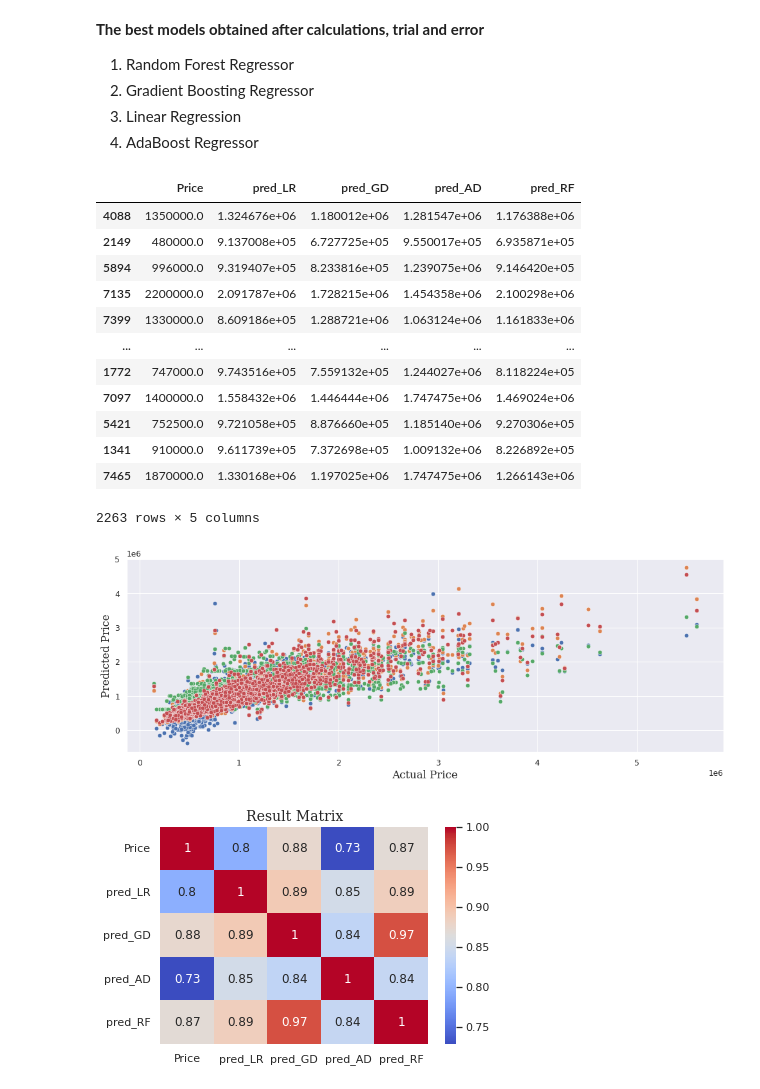
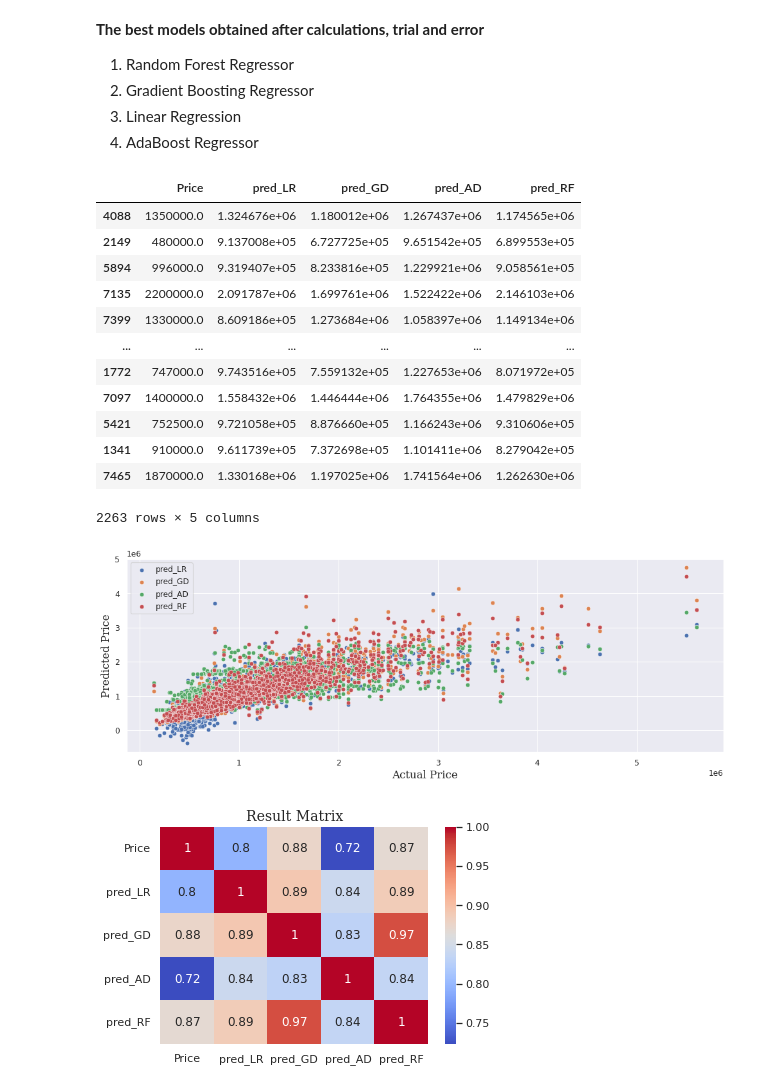
Before and after one commit to NeginS98/Melbourne-_housing_market, a Jupyter notebook: Regression_Melbourne__housing_market_main.ipynb, the cells around one changed output. Drawn from its saved outputs; the diff is of its cells as text; code cells hidden in the pictures.

```diff
--- a/Regression_Melbourne__housing_market_main.ipynb
+++ b/Regression_Melbourne__housing_market_main.ipynb
@@ -17,5 +20,5 @@ Saving Melbourne_housing_FULL.csv to Melbourne_housing_FULL.csv
 # %%
-data = pd.read_csv('Melbourne_housing_FULL.csv')
+data = pd.read_csv('data.csv')
 data
 # %% [output]
 |  | Suburb | Address | Rooms | Type | Price | Method | SellerG | Date | Distance | Postcode | ... | ... |
@@ -640,7 +643,7 @@ random_grid = {'n_estimators': n_estimators,
                'min_samples_leaf': min_samples_leaf,
                'bootstrap': bootstrap}
 
-
+model_RF_Reg = RandomForestRegressor()
 rf_random = RandomizedSearchCV(estimator = model_RF_Reg, param_distributions = random_grid, n_iter = 50,
                                cv = 3, verbose=2, random_state=42, n_jobs = -1)
 
@@ -749,33 +741,34 @@ compare_dataFrame.insert(1, 'pred_LR', y_pred)
 compare_dataFrame
 # %% [output]
 |  | Price | pred_LR | pred_GD | pred_AD | pred_RF |
-| 4088 | 1350000.0 | 1.324676e+06 | 1.180012e+06 | 1.281547e+06 | 1.176388e+06 |
-| 2149 | 480000.0 | 9.137008e+05 | 6.727725e+05 | 9.550017e+05 | 6.935871e+05 |
-| 5894 | 996000.0 | 9.319407e+05 | 8.233816e+05 | 1.239075e+06 | 9.146420e+05 |
-| 7135 | 2200000.0 | 2.091787e+06 | 1.728215e+06 | 1.454358e+06 | 2.100298e+06 |
-| 7399 | 1330000.0 | 8.609186e+05 | 1.288721e+06 | 1.063124e+06 | 1.161833e+06 |
+| 4088 | 1350000.0 | 1.324676e+06 | 1.180012e+06 | 1.267437e+06 | 1.174565e+06 |
+| 2149 | 480000.0 | 9.137008e+05 | 6.727725e+05 | 9.651542e+05 | 6.899553e+05 |
+| 5894 | 996000.0 | 9.319407e+05 | 8.233816e+05 | 1.229921e+06 | 9.058561e+05 |
+| 7135 | 2200000.0 | 2.091787e+06 | 1.699761e+06 | 1.522422e+06 | 2.146103e+06 |
+| 7399 | 1330000.0 | 8.609186e+05 | 1.273684e+06 | 1.058397e+06 | 1.149134e+06 |
 | ... | ... | ... | ... | ... | ... |
-| 1772 | 747000.0 | 9.743516e+05 | 7.559132e+05 | 1.244027e+06 | 8.118224e+05 |
-| 7097 | 1400000.0 | 1.558432e+06 | 1.446444e+06 | 1.747475e+06 | 1.469024e+06 |
-| 5421 | 752500.0 | 9.721058e+05 | 8.876660e+05 | 1.185140e+06 | 9.270306e+05 |
-| 1341 | 910000.0 | 9.611739e+05 | 7.372698e+05 | 1.009132e+06 | 8.226892e+05 |
-| 7465 | 1870000.0 | 1.330168e+06 | 1.197025e+06 | 1.747475e+06 | 1.266143e+06 |
+| 1772 | 747000.0 | 9.743516e+05 | 7.559132e+05 | 1.227653e+06 | 8.071972e+05 |
+| 7097 | 1400000.0 | 1.558432e+06 | 1.446444e+06 | 1.764355e+06 | 1.479829e+06 |
+| 5421 | 752500.0 | 9.721058e+05 | 8.876660e+05 | 1.166243e+06 | 9.310606e+05 |
+| 1341 | 910000.0 | 9.611739e+05 | 7.372698e+05 | 1.101411e+06 | 8.279042e+05 |
+| 7465 | 1870000.0 | 1.330168e+06 | 1.197025e+06 | 1.741564e+06 | 1.262630e+06 |
 2263 rows × 5 columns
 # %%
 plt.figure(figsize=(15, 5), dpi=80)
-sns.scatterplot(x=compare_dataFrame.Price, y=compare_dataFrame.pred_LR, label)
+sns.scatterplot(x=compare_dataFrame.Price, y=compare_dataFrame.pred_LR)
 sns.scatterplot(x=compare_dataFrame.Price, y=compare_dataFrame.pred_GD)
 sns.scatterplot(x=compare_dataFrame.Price, y=compare_dataFrame.pred_AD)
 sns.scatterplot(x=compare_dataFrame.Price, y=compare_dataFrame.pred_RF)
 
 plt.ylabel('Predicted Price', fontfamily='serif', fontsize=15)
 plt.xlabel('Actual Price', fontfamily='serif', fontsize=15)
+plt.legend(['pred_LR', 'pred_GD', 'pred_AD', 'pred_RF'])
 plt.show()
 # %% [output]
-[figure, old version]
+[figure, new version]
 # %%
 sns.heatmap(compare_dataFrame.corr(), annot=True, cmap='coolwarm')
 plt.title('Result Matrix', fontfamily='serif', fontsize=14)
 plt.show()
 # %% [output]
-[figure, old version]
+[figure, new version]
```
Also changed, not shown: parts of 11 cells of this notebook.
